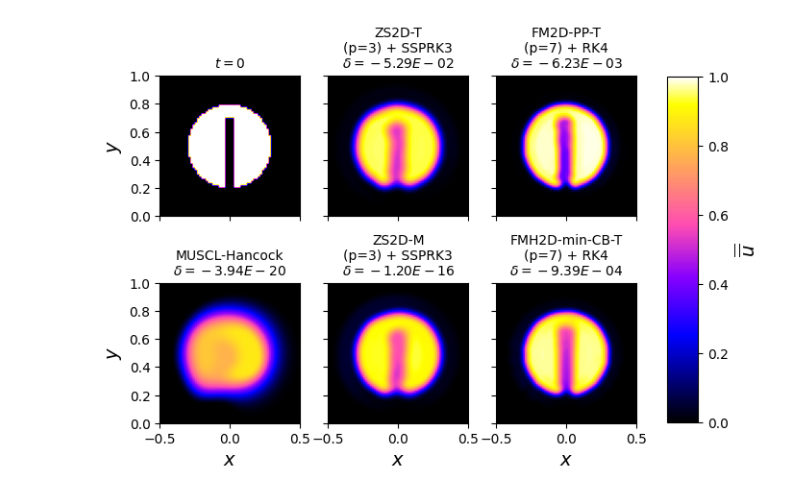
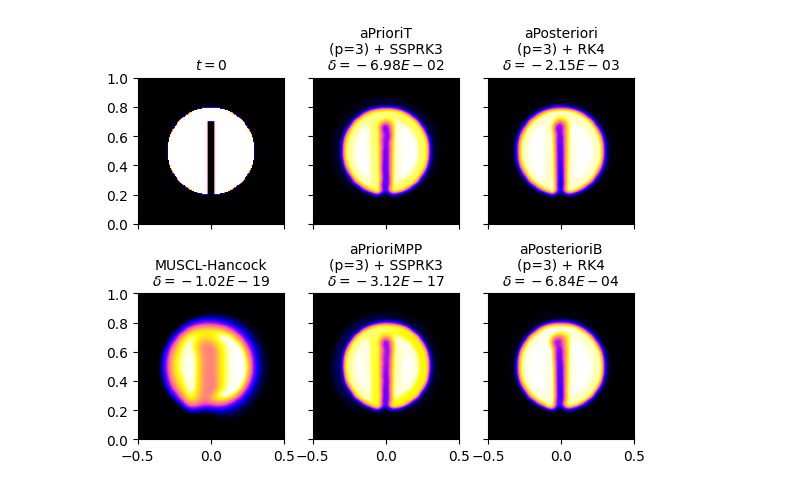
Before and after one commit to jpalafou/FVMethods, a Jupyter notebook: experiments/slotted_cylinder.ipynb, the cells around one changed output. Saved outputs shown, nothing was run; the diff lists cells and outputs as text; code cells hidden in the pictures.

```diff
--- a/experiments/slotted_cylinder.ipynb
+++ b/experiments/slotted_cylinder.ipynb
@@ -97,9 +19,9 @@ solver.step_count=1010
 # %%
 data = []
 for lckey, p, integrator in product(
-    ["ZS2D", "ZS2D-T", "FMH2D-min-CB", "FMH2D-min-CB-T"],
-    [2, 3, 4, 5, 6, 7],
-    ["SSPRK3", "RK4", "RK6"],
+    ["aPrioriMPP", "aPrioriT", "aPosteriori", "aPosterioriB"],
+    [1, 2, 3, 4, 5, 6, 7],
+    ["SSPRK2", "SSPRK3", "RK4"],
 ):
     print(f"{lckey=}, {p=}, {integrator=}")
     solver = AdvectionSolver(
@@ -113,10 +35,13 @@ for lckey, p, integrator in product(
     )
     if lckey == "MUSCL-Hancock":
         if p == 1:
-            solver.euler()
-        else:
             continue
-    if integrator == "SSPRK3":
+        solver.euler()
+    if integrator == "SSPRK2":
+        if p != 1:
+            continue
+        solver.ssprk2()
+    elif integrator == "SSPRK3":
         if p < 2:
             continue
         solver.ssprk3()
@@ -138,11 +63,11 @@ for lckey, p, integrator in product(
     )
 df = pd.DataFrame(data).sort_values(by="p")
 df["integrator"] = df["integrator"].astype(
-    pd.CategoricalDtype(["SSPRK3", "RK4", "RK6"], ordered=True)
+    pd.CategoricalDtype(["SSPRK2", "SSPRK3", "RK4"], ordered=True)
 )
 df["scheme"] = df["scheme"].astype(
     pd.CategoricalDtype(
-        ["ZS2D", "ZS2D-T", "FMH2D-min-CB", "FMH2D-min-CB-T"], ordered=True
+        ["aPrioriMPP", "aPrioriT", "aPosteriori", "aPosterioriB"], ordered=True
     )
 )
 
@@ -606,12 +267,14 @@ plt.savefig("images/slottedcylinder_cubes.png", dpi=300, bbox_inches="tight")
 # %%
 fig, axs = plt.subplots(2, 3, sharex=True, sharey=True)
 
-n = 128
+n = 256
+p = 3
 snapshot_dt = 2 * np.pi
 num_snapshots = 10
 i = -1
 fontsize = 14
 cmap = "gnuplot2"
+make_colorbar = False
 
 # initial condition
 solver = AdvectionSolver(
@@ -630,6 +293,7 @@ solver = AdvectionSolver(
     order=2,
     snapshot_dt=snapshot_dt,
     num_snapshots=num_snapshots,
+    cupy=256,
     **limiting_schemes["MUSCL-Hancock"],
     **problem_configs["disk"],
     **solver_config,
@@ -645,13 +309,14 @@ axs[1, 0].set_title(
     fontsize=10,
 )
 
-# ZS2D-T
+# a priori transverse
 solver = AdvectionSolver(
     n=(n,),
-    order=4,
+    order=p + 1,
     snapshot_dt=snapshot_dt,
     num_snapshots=num_snapshots,
-    **limiting_schemes["ZS2D-T"],
+    cupy=256,
+    **limiting_schemes["aPrioriT"],
     **problem_configs["disk"],
     **solver_config,
 )
@@ -662,18 +327,19 @@ solver.plot_map(
     i=i,
 )
 axs[0, 1].set_title(
-    f"ZS2D-T\n(p=3) + SSPRK3\n$\delta={solver.compute_mpp_violations()[1]['worst']:.2E}$",
+    f"aPrioriT\n({p=}) + SSPRK3\n$\delta={solver.compute_mpp_violations()[1]['worst']:.2E}$",
     fontsize=10,
 )
 
 
-# ZS2D-M
+# a priori
 solver = AdvectionSolver(
     n=(n,),
-    order=4,
+    order=p + 1,
     snapshot_dt=snapshot_dt,
     num_snapshots=num_snapshots,
-    **limiting_schemes["ZS2D-M"],
+    cupy=256,
+    **limiting_schemes["aPrioriMPP"],
     **problem_configs["disk"],
     **solver_config,
 )
@@ -684,18 +350,19 @@ solver.plot_map(
     i=i,
 )
 axs[1, 1].set_title(
-    f"ZS2D-M\n(p=3) + SSPRK3\n$\delta={solver.compute_mpp_violations()[1]['worst']:.2E}$",
+    f"aPrioriMPP\n({p=}) + SSPRK3\n$\delta={solver.compute_mpp_violations()[1]['worst']:.2E}$",
     fontsize=10,
 )
 
 
-# FM2D-PP-T
+# a posteriori
 solver = AdvectionSolver(
     n=(n,),
-    order=8,
+    order=p + 1,
     snapshot_dt=snapshot_dt,
     num_snapshots=num_snapshots,
-    **limiting_schemes["FM2D-PP-T"],
+    cupy=256,
+    **limiting_schemes["aPosteriori"],
     **problem_configs["disk"],
     **solver_config,
 )
@@ -706,46 +373,51 @@ solver.plot_map(
     i=i,
 )
 axs[0, 2].set_title(
-    f"FM2D-PP-T\n(p=7) + RK4\n$\delta={solver.compute_mpp_violations()[1]['worst']:.2E}$",
+    f"aPosteriori\n({p=}) + RK4\n$\delta={solver.compute_mpp_violations()[1]['worst']:.2E}$",
     fontsize=10,
 )
 
-# FMH2D-min-CB-T
+# a postreriori blended
 solver = AdvectionSolver(
     n=(n,),
-    order=8,
+    order=p + 1,
     snapshot_dt=snapshot_dt,
     num_snapshots=num_snapshots,
-    **limiting_schemes["FMH2D-min-CB-T"],
+    cupy=256,
+    **limiting_schemes["aPosterioriB"],
     **problem_configs["disk"],
     **solver_config,
 )
 solver.rkorder()
 solver.plot_map(
     axs[1, 2],
     cmap=cmap,
     i=i,
 )
 axs[1, 2].set_title(
-    f"FMH2D-min-CB-T\n(p=7) + RK4\n$\delta={solver.compute_mpp_violations()[1]['worst']:.2E}$",
+    f"aPosterioriB\n({p=}) + RK4\n$\delta={solver.compute_mpp_violations()[1]['worst']:.2E}$",
     fontsize=10,
 )
 
 # cosmetics
 for i, j in product((0, 1), (0, 1, 2)):
     axs[i, j].set_xlim(-0.5, 0.5)
     axs[i, j].set_ylim(0, 1)
 
-cb_ax = fig.add_axes([0.95, 0.12, 0.05, 0.75])
-cb = plt.colorbar(im, cax=cb_ax, ax=axs[0, 2])
-cb.set_label(label="$\overline{\overline{u}}$", size=fontsize)
-axs[1, 0].set_xlabel("$x$", fontsize=fontsize)
-axs[1, 1].set_xlabel("$x$", fontsize=fontsize)
-axs[1, 2].set_xlabel("$x$", fontsize=fontsize)
-axs[0, 0].set_ylabel("$y$", fontsize=fontsize)
-axs[1, 0].set_ylabel("$y$", fontsize=fontsize)
+if make_colorbar:
+    cb_ax = fig.add_axes([0.95, 0.12, 0.05, 0.75])
+    cb = plt.colorbar(im, cax=cb_ax, ax=axs[0, 2])
+    cb.set_label(label="$\overline{\overline{u}}$", size=fontsize)
+    axs[1, 0].set_xlabel("$x$", fontsize=fontsize)
+    axs[1, 1].set_xlabel("$x$", fontsize=fontsize)
+    axs[1, 2].set_xlabel("$x$", fontsize=fontsize)
+    axs[0, 0].set_ylabel("$y$", fontsize=fontsize)
+    axs[1, 0].set_ylabel("$y$", fontsize=fontsize)
+
 plt.subplots_adjust(hspace=0.4)
 
-fig.savefig("images/slottedcylinder_cmap.png", dpi=300, bbox_inches="tight")
+fig.savefig(
+    f"images/images_slottedcylinder_{p=}_cmap.png", dpi=300, bbox_inches="tight"
+)
 # %% [output]
-[figure, old version]
+[figure, new version]
```
Also changed, not shown: parts of 9 cells of this notebook, 10 other files.
